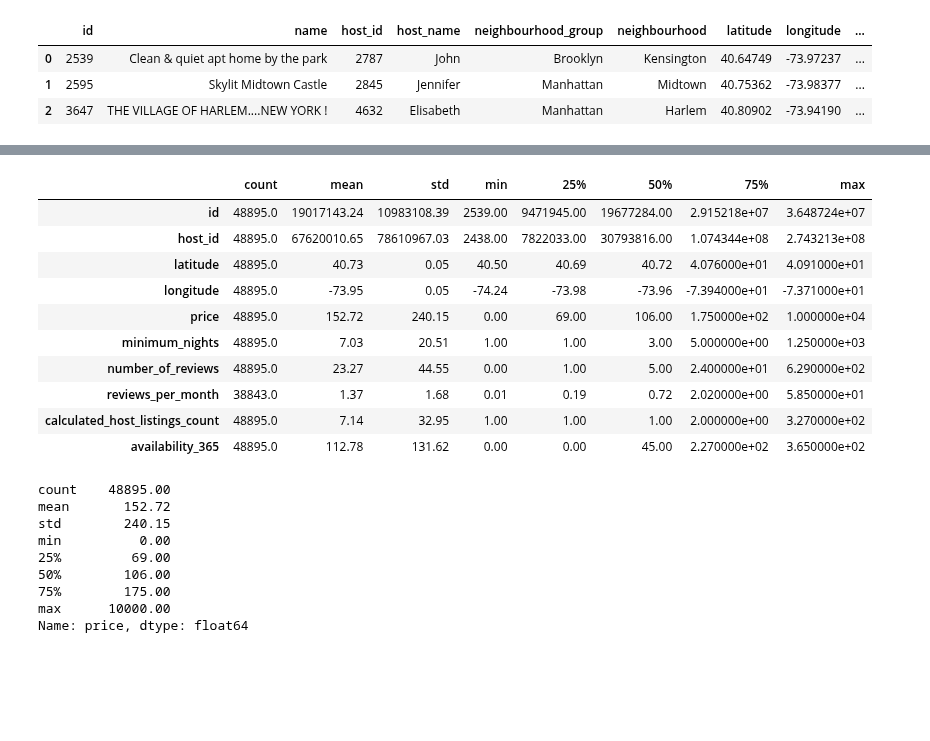
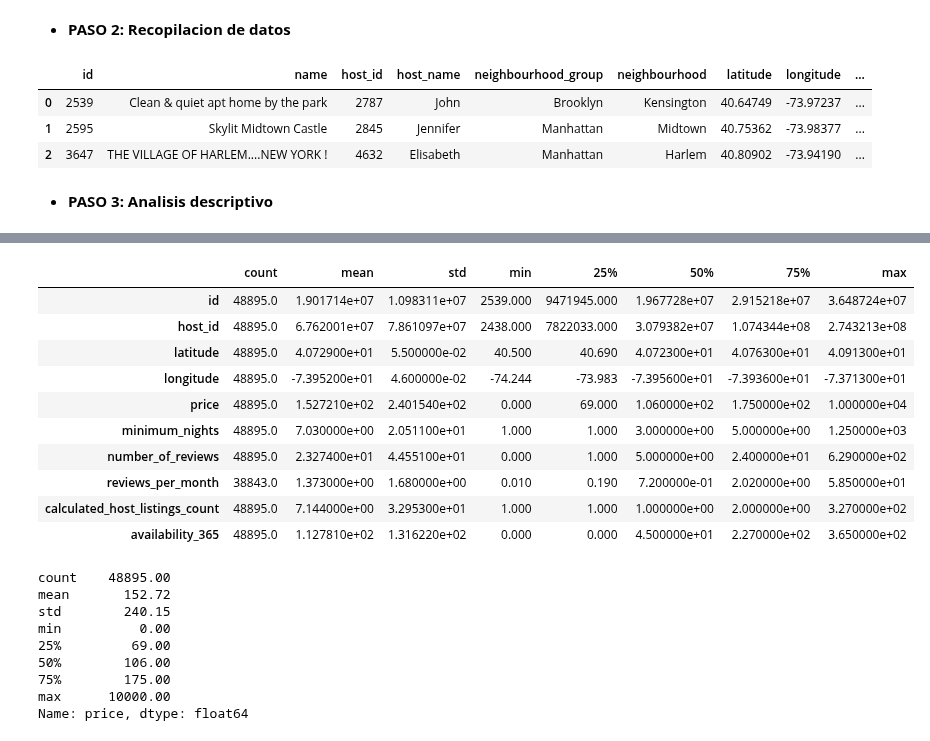
Before and after one commit to 4GeeksAcademy/GuilloMansa-MachineLearning, a Jupyter notebook: src/00-eda-airbnb-ny.ipynb, the cells around one changed output, grey strips where cells are left out. Saved outputs shown, nothing was run; the diff lists cells and outputs as text; code cells hidden in the pictures; blank space fills up the shorter version.

```diff
--- a/src/00-eda-airbnb-ny.ipynb
+++ b/src/00-eda-airbnb-ny.ipynb
@@ -12,6 +13,8 @@ from sklearn.preprocessing import StandardScaler, MinMaxScaler
 from sklearn.preprocessing import LabelEncoder, OneHotEncoder, OrdinalEncoder
 import pickle
 from sklearn.feature_selection import f_classif, SelectKBest
+# %% [markdown]
+- **PASO 2: Recopilacion de datos**
 # %%
 df = pd.read_csv('/workspaces/GuilloMansa-MachineLearning/data/raw/internal-link.csv')
 df.head(3)
@@ -20,6 +23,8 @@ df.head(3)
 | 0 | 2539 | Clean & quiet apt home by the park | 2787 | John | Brooklyn | Kensington | 40.64749 | -73.97237 | ... |
 | 1 | 2595 | Skylit Midtown Castle | 2845 | Jennifer | Manhattan | Midtown | 40.75362 | -73.98377 | ... |
 | 2 | 3647 | THE VILLAGE OF HARLEM....NEW YORK ! | 4632 | Elisabeth | Manhattan | Harlem | 40.80902 | -73.94190 | ... |
+# %% [markdown]
+- **PASO 3: Analisis descriptivo**
 # %%
 df.shape, df.info
 # %% [output]
@@ -41,19 +46,19 @@ df.shape, df.info
 
  [48895 rows x 16 columns]>)
 # %%
-df.describe().T.round(2)
+df.describe().T.round(3)
 # %% [output]
 |  | count | mean | std | min | 25% | 50% | 75% | max |
-| id | 48895.0 | 19017143.24 | 10983108.39 | 2539.00 | 9471945.00 | 19677284.00 | 2.915218e+07 | 3.648724e+07 |
-| host_id | 48895.0 | 67620010.65 | 78610967.03 | 2438.00 | 7822033.00 | 30793816.00 | 1.074344e+08 | 2.743213e+08 |
-| latitude | 48895.0 | 40.73 | 0.05 | 40.50 | 40.69 | 40.72 | 4.076000e+01 | 4.091000e+01 |
-| longitude | 48895.0 | -73.95 | 0.05 | -74.24 | -73.98 | -73.96 | -7.394000e+01 | -7.371000e+01 |
-| price | 48895.0 | 152.72 | 240.15 | 0.00 | 69.00 | 106.00 | 1.750000e+02 | 1.000000e+04 |
-| minimum_nights | 48895.0 | 7.03 | 20.51 | 1.00 | 1.00 | 3.00 | 5.000000e+00 | 1.250000e+03 |
-| number_of_reviews | 48895.0 | 23.27 | 44.55 | 0.00 | 1.00 | 5.00 | 2.400000e+01 | 6.290000e+02 |
-| reviews_per_month | 38843.0 | 1.37 | 1.68 | 0.01 | 0.19 | 0.72 | 2.020000e+00 | 5.850000e+01 |
-| calculated_host_listings_count | 48895.0 | 7.14 | 32.95 | 1.00 | 1.00 | 1.00 | 2.000000e+00 | 3.270000e+02 |
-| availability_365 | 48895.0 | 112.78 | 131.62 | 0.00 | 0.00 | 45.00 | 2.270000e+02 | 3.650000e+02 |
+| id | 48895.0 | 1.901714e+07 | 1.098311e+07 | 2539.000 | 9471945.000 | 1.967728e+07 | 2.915218e+07 | 3.648724e+07 |
+| host_id | 48895.0 | 6.762001e+07 | 7.861097e+07 | 2438.000 | 7822033.000 | 3.079382e+07 | 1.074344e+08 | 2.743213e+08 |
+| latitude | 48895.0 | 4.072900e+01 | 5.500000e-02 | 40.500 | 40.690 | 4.072300e+01 | 4.076300e+01 | 4.091300e+01 |
+| longitude | 48895.0 | -7.395200e+01 | 4.600000e-02 | -74.244 | -73.983 | -7.395600e+01 | -7.393600e+01 | -7.371300e+01 |
+| price | 48895.0 | 1.527210e+02 | 2.401540e+02 | 0.000 | 69.000 | 1.060000e+02 | 1.750000e+02 | 1.000000e+04 |
+| minimum_nights | 48895.0 | 7.030000e+00 | 2.051100e+01 | 1.000 | 1.000 | 3.000000e+00 | 5.000000e+00 | 1.250000e+03 |
+| number_of_reviews | 48895.0 | 2.327400e+01 | 4.455100e+01 | 0.000 | 1.000 | 5.000000e+00 | 2.400000e+01 | 6.290000e+02 |
+| reviews_per_month | 38843.0 | 1.373000e+00 | 1.680000e+00 | 0.010 | 0.190 | 7.200000e-01 | 2.020000e+00 | 5.850000e+01 |
+| calculated_host_listings_count | 48895.0 | 7.144000e+00 | 3.295300e+01 | 1.000 | 1.000 | 1.000000e+00 | 2.000000e+00 | 3.270000e+02 |
+| availability_365 | 48895.0 | 1.127810e+02 | 1.316220e+02 | 0.000 | 0.000 | 4.500000e+01 | 2.270000e+02 | 3.650000e+02 |
 # %%
 price_stats = df['price'].describe().round(2)
 price_stats
```
Also changed, not shown: parts of 12 cells of this notebook.
